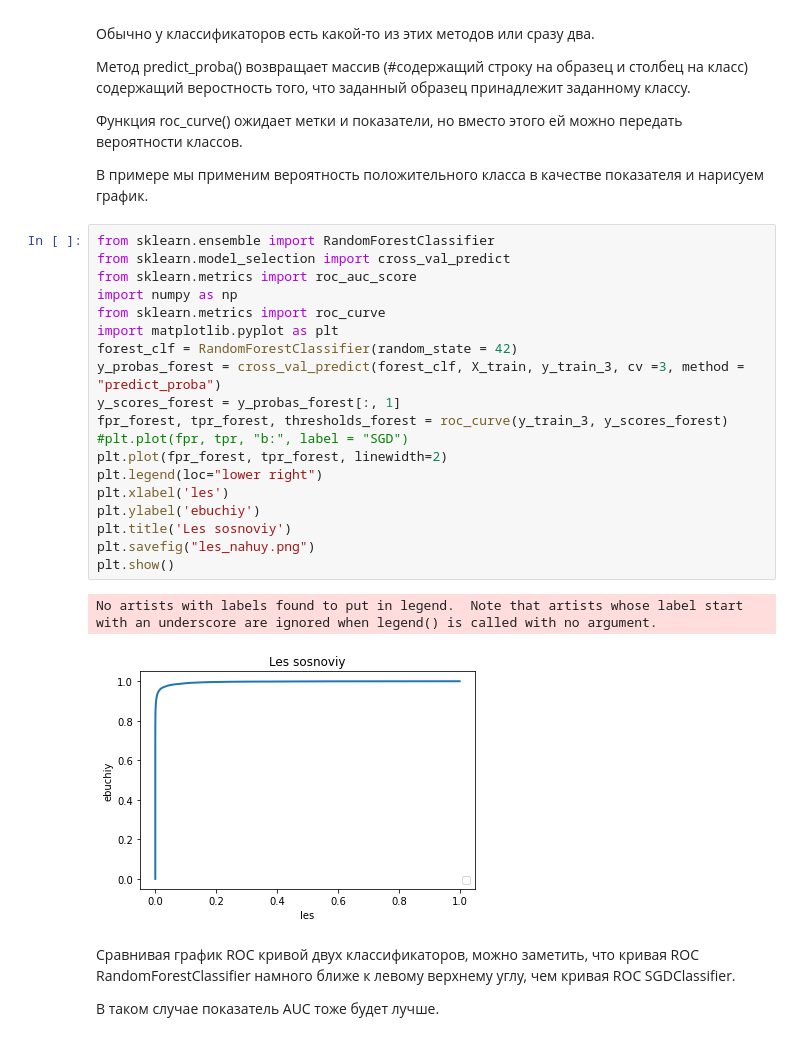
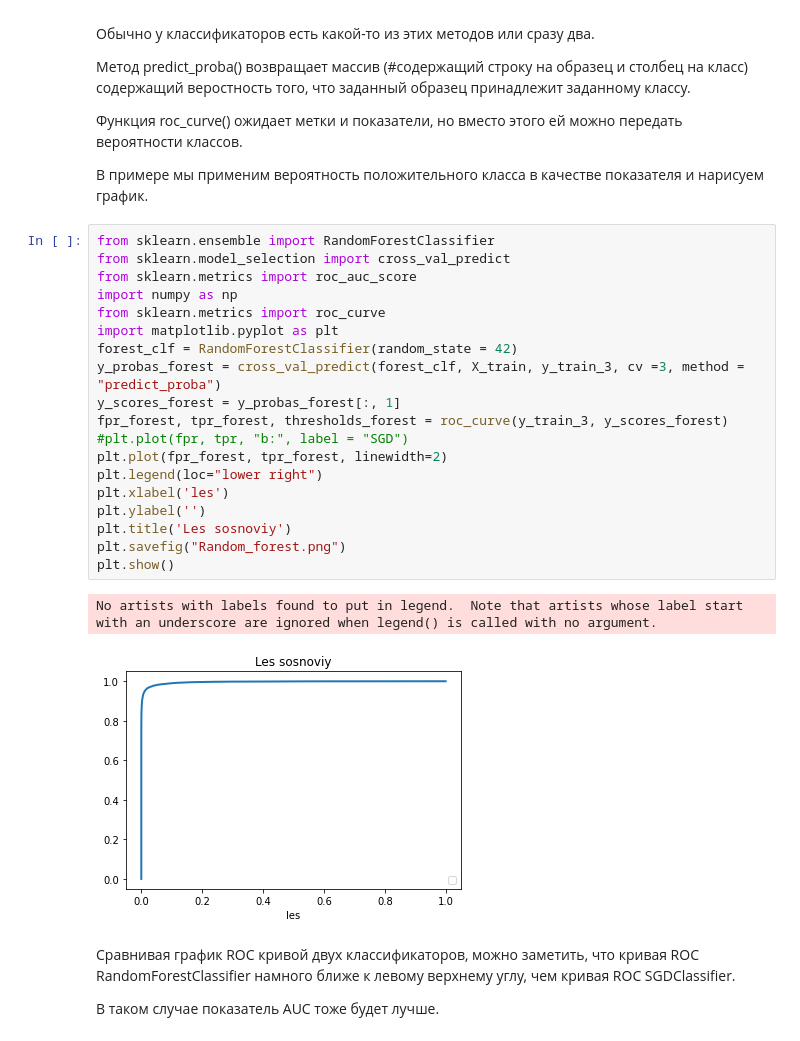
Before and after one commit to amcircle/dl_guide, a Jupyter notebook: Метрики_в_задачах_классификации.ipynb, the cells around one changed output. Drawn from its saved outputs; the diff is of its cells as text.

```diff
--- a/Метрики_в_задачах_классификации.ipynb
+++ b/Метрики_в_задачах_классификации.ipynb
@@ -402,25 +402,25 @@ roc_auc_score(y_train_3, y_scores)
 # %%
 from sklearn.ensemble import RandomForestClassifier
 from sklearn.model_selection import cross_val_predict
 from sklearn.metrics import roc_auc_score
 import numpy as np
 from sklearn.metrics import roc_curve
 import matplotlib.pyplot as plt
 forest_clf = RandomForestClassifier(random_state = 42)
 y_probas_forest = cross_val_predict(forest_clf, X_train, y_train_3, cv =3, method = "predict_proba")
 y_scores_forest = y_probas_forest[:, 1]
 fpr_forest, tpr_forest, thresholds_forest = roc_curve(y_train_3, y_scores_forest)
 #plt.plot(fpr, tpr, "b:", label = "SGD")
 plt.plot(fpr_forest, tpr_forest, linewidth=2)
 plt.legend(loc="lower right")
 plt.xlabel('les')
-plt.ylabel('ebuchiy')
+plt.ylabel('')
 plt.title('Les sosnoviy')
-plt.savefig("les_nahuy.png")
+plt.savefig("Random_forest.png")
 plt.show()
 # %% [output]
 No artists with labels found to put in legend.  Note that artists whose label start with an underscore are ignored when legend() is called with no argument.
-[figure, old version]
+[figure, new version]
 # %% [markdown]
 Сравнивая график ROC кривой двух классификаторов, можно заметить, что кривая ROC RandomForestClassifier намного ближе к левому верхнему углу, чем кривая ROC SGDClassifier.
 
```
Also changed, not shown: parts of 1 cell of this notebook.
